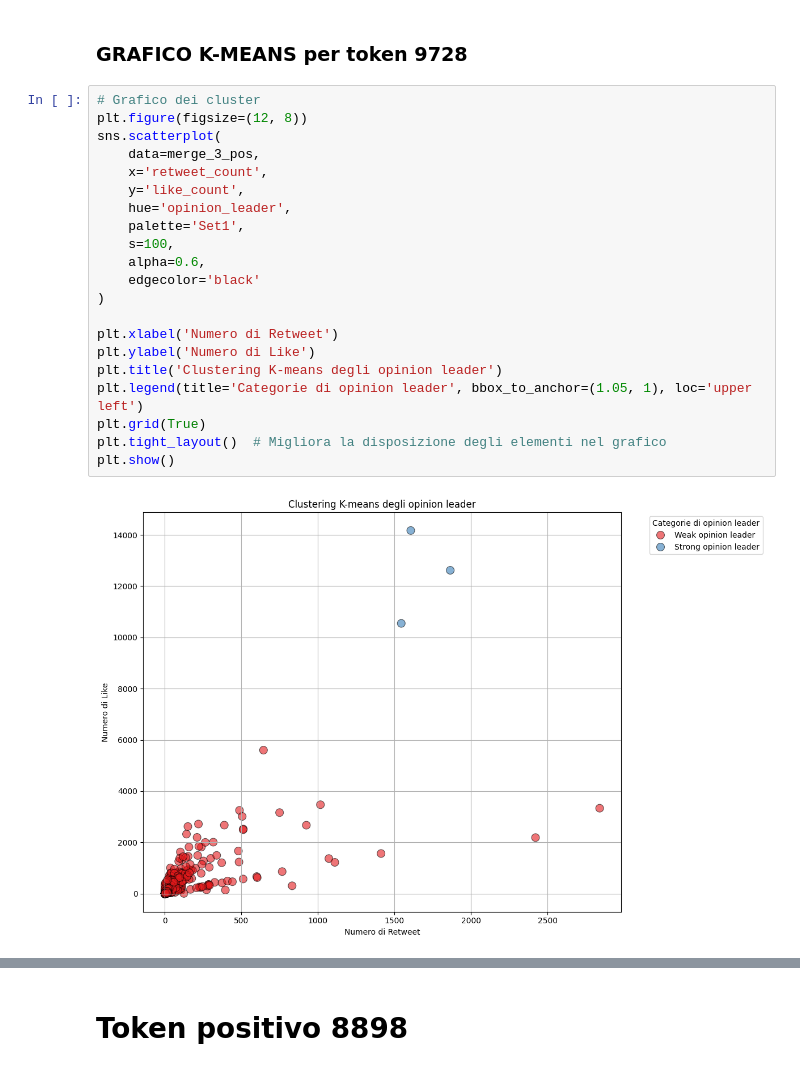
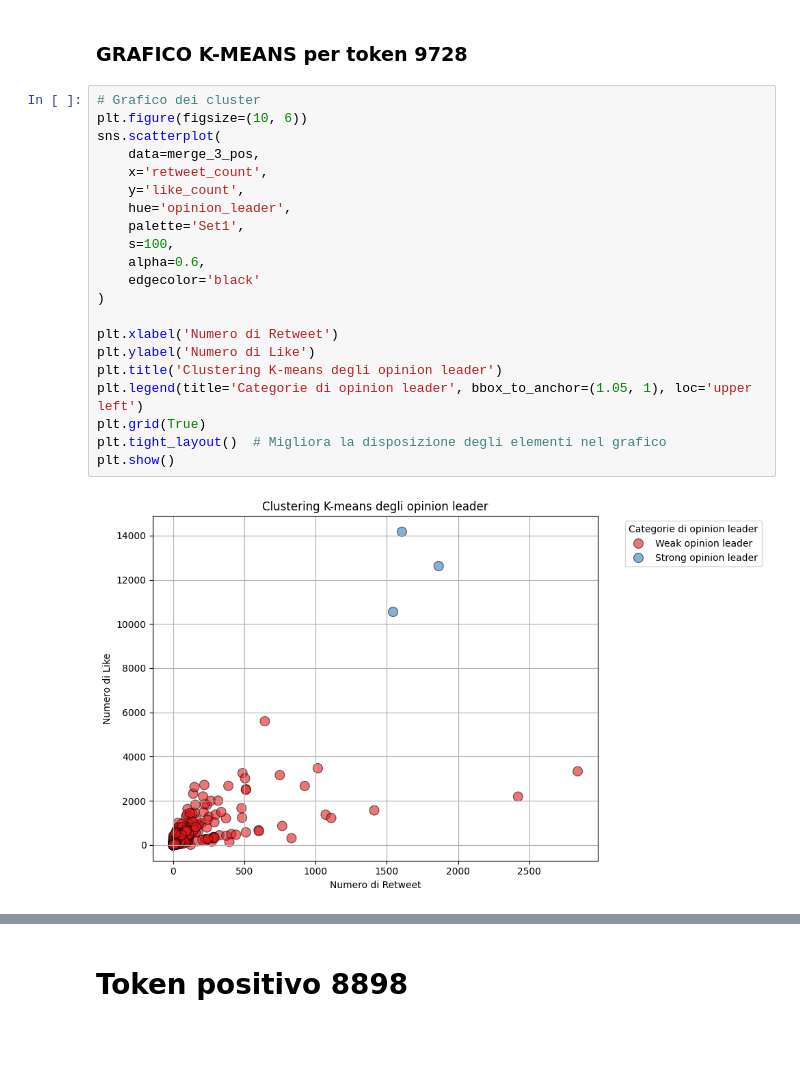
Before and after one commit to riccardospini98/Blockchain, a Jupyter notebook: opinion_leader.ipynb, the cells around one changed output, grey strips where cells are left out. Saved outputs shown, nothing was run; the diff lists cells and outputs as text; blank space fills up the shorter version.

```diff
--- a/opinion_leader.ipynb
+++ b/opinion_leader.ipynb
@@ -403,24 +603,24 @@ Tweet nella classe 'Strong opinion leader':
 ### GRAFICO K-MEANS per token 9728
 # %%
 # Grafico dei cluster
-plt.figure(figsize=(12, 8))
+plt.figure(figsize=(10, 6))
 sns.scatterplot(
     data=merge_3_pos,
     x='retweet_count',
     y='like_count',
     hue='opinion_leader',
     palette='Set1',
     s=100,
     alpha=0.6,
     edgecolor='black'
 )
 
 plt.xlabel('Numero di Retweet')
 plt.ylabel('Numero di Like')
 plt.title('Clustering K-means degli opinion leader')
 plt.legend(title='Categorie di opinion leader', bbox_to_anchor=(1.05, 1), loc='upper left')
 plt.grid(True)
 plt.tight_layout()  # Migliora la disposizione degli elementi nel grafico
 plt.show()
 # %% [output]
-[figure, old version]
+[figure, new version]
```
Also changed, not shown: parts of 17 cells of this notebook, 2 other files.
